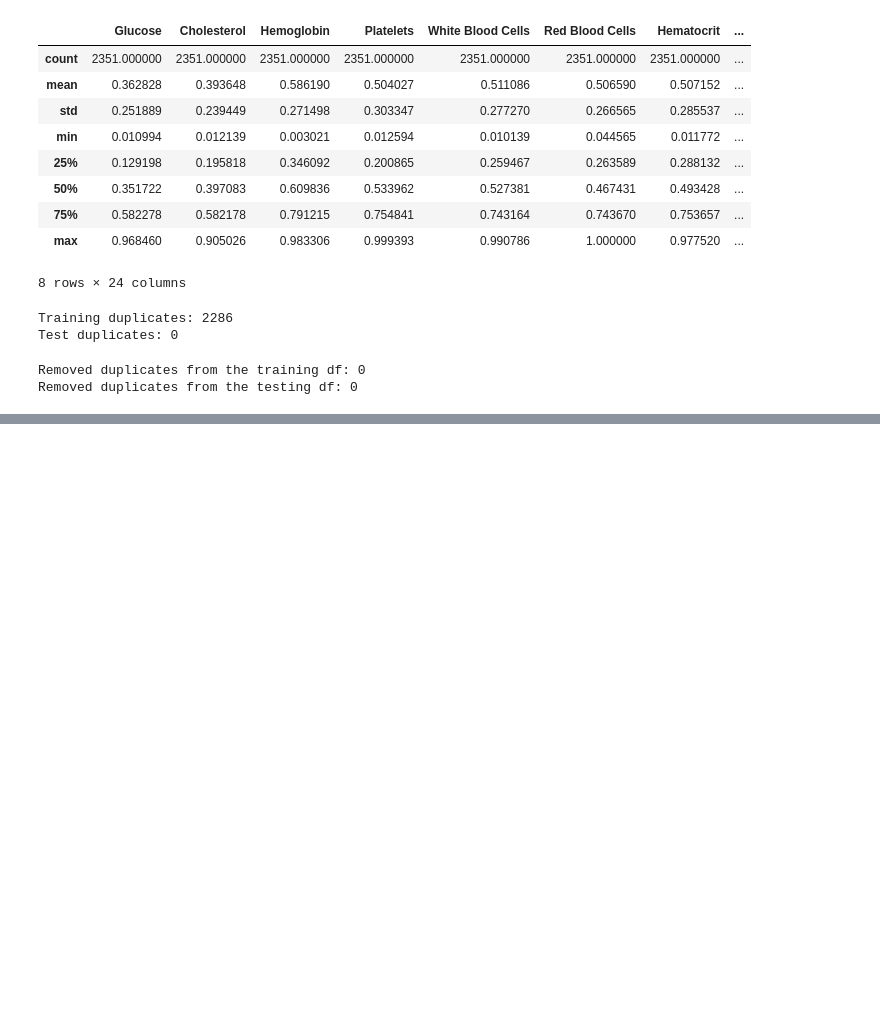
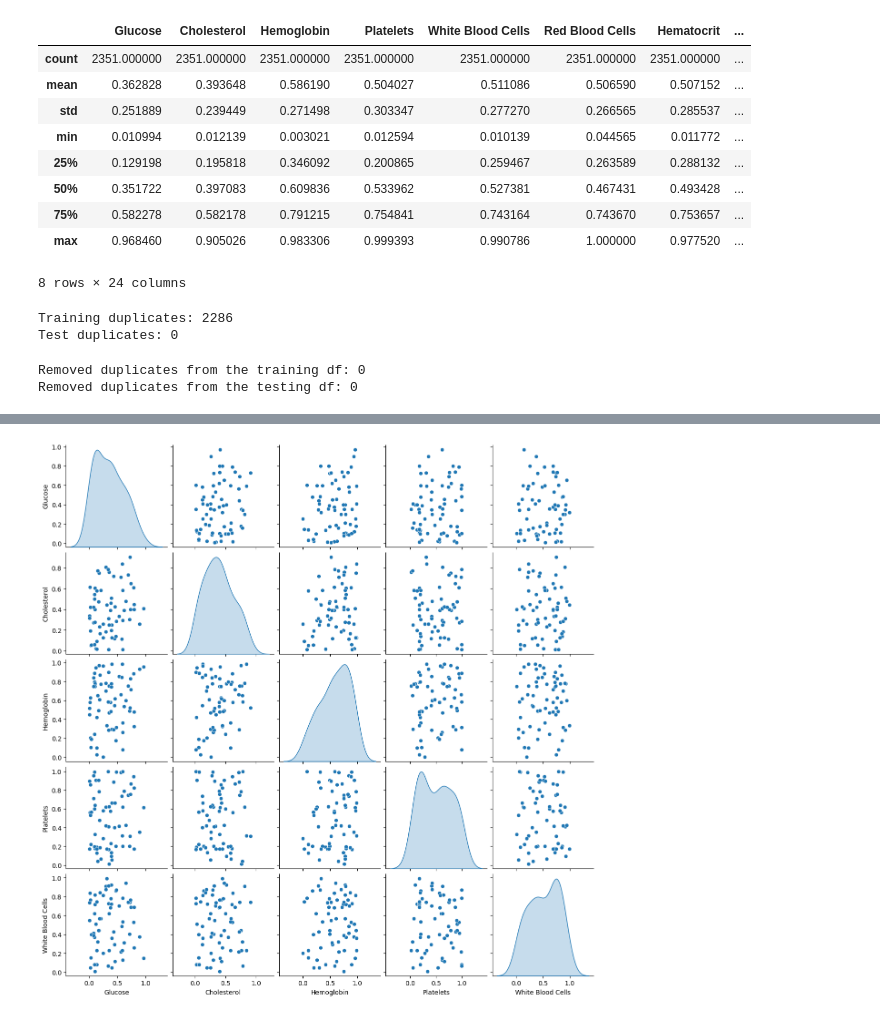
Before and after one commit to SamuelIVX/DiseasePredictionModel, a Jupyter notebook: DiseaseMLModel.ipynb, the cells around one changed output, grey strips where cells are left out. Cells and saved outputs as stored; diff of their text form; code cells hidden in the pictures; blank space fills up the shorter version.

```diff
--- a/DiseaseMLModel.ipynb
+++ b/DiseaseMLModel.ipynb
@@ -123,0 +141,6 @@ Removed duplicates from the testing df: 0
+# %%
+numeric_features = ['Glucose', 'Cholesterol', 'Hemoglobin', 'Platelets', 'White Blood Cells']
+sns.pairplot(df_clean_train[numeric_features], diag_kind='kde')
+plt.show()
+# %% [output]
+[figure, added]
```
Also changed, not shown: parts of 6 cells of this notebook.
